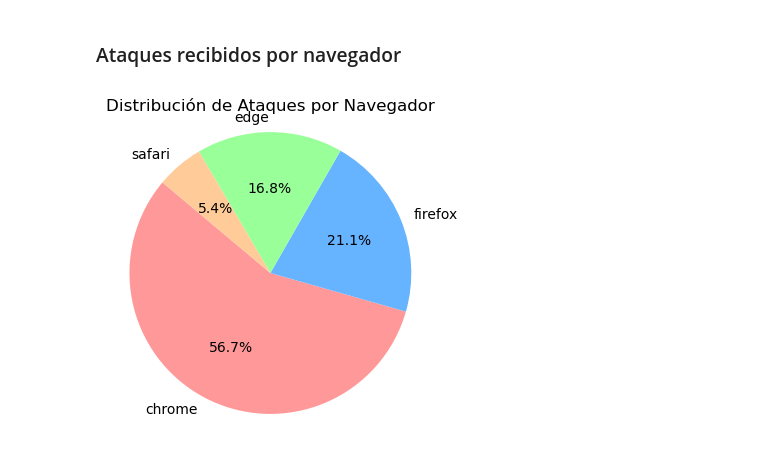
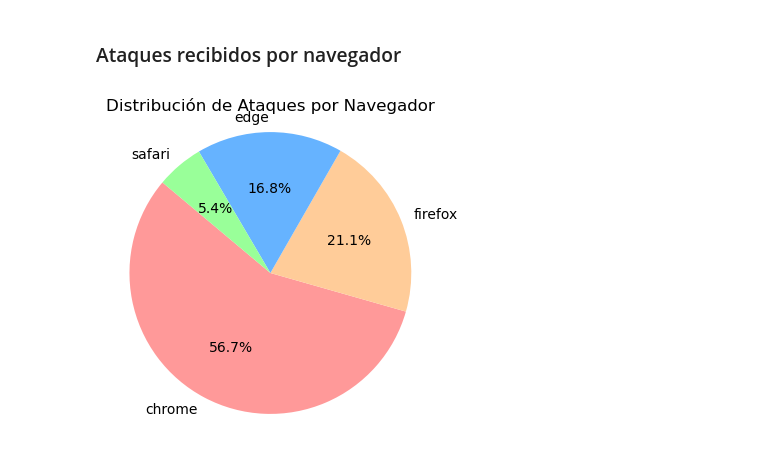
Before and after one commit to cchicaizap/practica_tres_gr_4, a Jupyter notebook: Ejercicio_clasefinal_gr_4.ipynb, the cells around one changed output. Drawn from its saved outputs; the diff is of its cells as text; code cells hidden in the pictures.

```diff
--- a/Ejercicio_clasefinal_gr_4.ipynb
+++ b/Ejercicio_clasefinal_gr_4.ipynb
@@ -289,18 +289,18 @@ Se ha realizado la impresion
 # %%
 # Filtrar solo los ataques detectados (attack_detected == 1)
 df_attacks = df_normalized[df_normalized['attack_detected'] == 1]
 
 # Contar los ataques por tipo de navegador
 attack_counts = df_attacks['browser_type'].value_counts()
 
 # Crear el gráfico de pastel
 plt.figure(figsize=(4, 4))
 plt.pie(attack_counts, labels=attack_counts.index, autopct='%1.1f%%', startangle=140,
-        colors=['#ff9999','#66b3ff','#99ff99','#ffcc99'])
+        colors=['#ff9999','#ffcc99', '#66b3ff','#99ff99'])
 plt.title('Distribución de Ataques por Navegador')
 plt.axis('equal')  # Para hacer el gráfico circular
 
 # Mostrar el gráfico
 plt.show()
 # %% [output]
-[figure, old version]
+[figure, new version]
```
